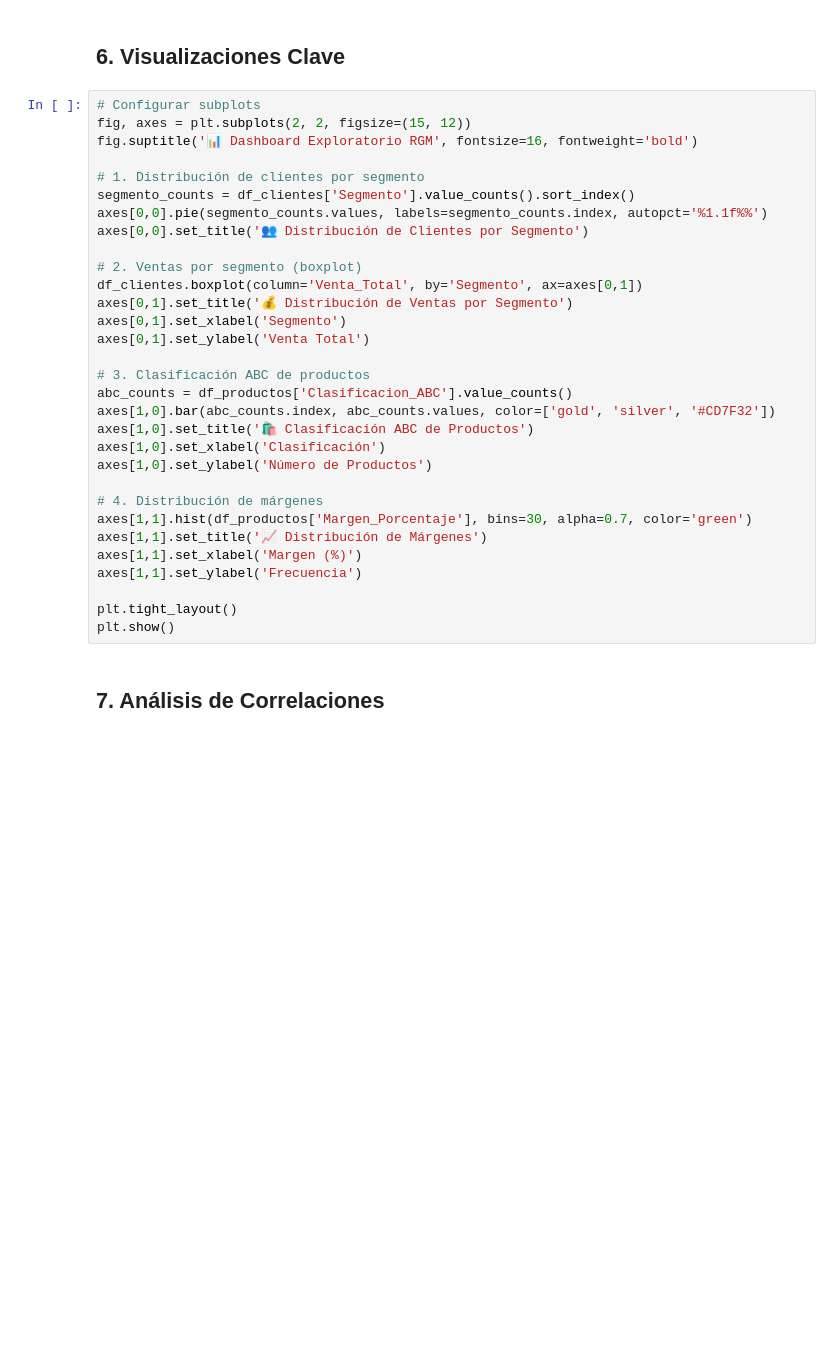
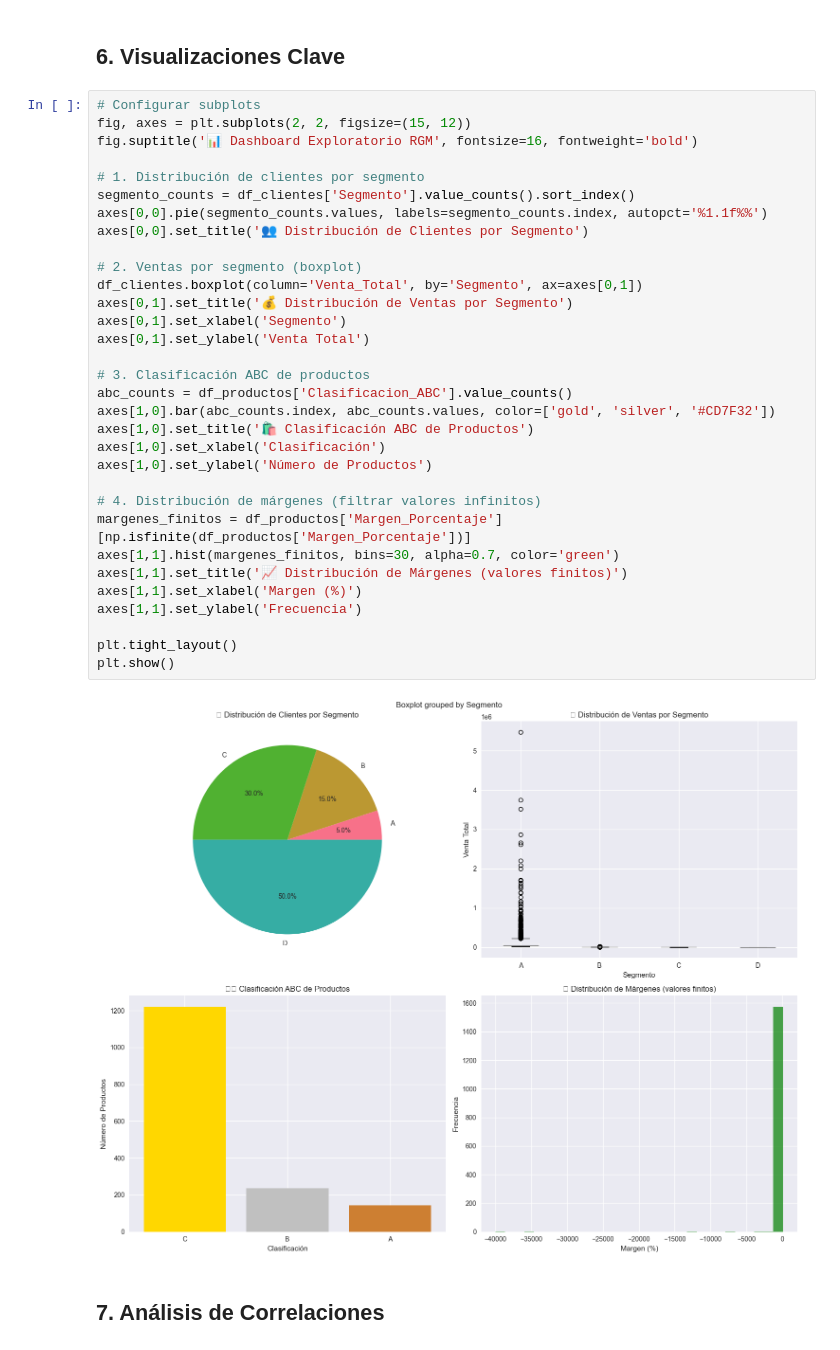
Before and after one commit to vichoalcivar/rgm-analytics, a Jupyter notebook: notebooks/01_analisis_exploratorio_rgm.ipynb, the cells around one changed output. Cells and saved outputs as stored; diff of their text form; blank space fills up the shorter version.

```diff
--- a/notebooks/01_analisis_exploratorio_rgm.ipynb
+++ b/notebooks/01_analisis_exploratorio_rgm.ipynb
@@ -183,34 +220,37 @@ df_promociones.head()
 # %%
 # Configurar subplots
 fig, axes = plt.subplots(2, 2, figsize=(15, 12))
 fig.suptitle('📊 Dashboard Exploratorio RGM', fontsize=16, fontweight='bold')
 
 # 1. Distribución de clientes por segmento
 segmento_counts = df_clientes['Segmento'].value_counts().sort_index()
 axes[0,0].pie(segmento_counts.values, labels=segmento_counts.index, autopct='%1.1f%%')
 axes[0,0].set_title('👥 Distribución de Clientes por Segmento')
 
 # 2. Ventas por segmento (boxplot)
 df_clientes.boxplot(column='Venta_Total', by='Segmento', ax=axes[0,1])
 axes[0,1].set_title('💰 Distribución de Ventas por Segmento')
 axes[0,1].set_xlabel('Segmento')
 axes[0,1].set_ylabel('Venta Total')
 
 # 3. Clasificación ABC de productos
 abc_counts = df_productos['Clasificacion_ABC'].value_counts()
 axes[1,0].bar(abc_counts.index, abc_counts.values, color=['gold', 'silver', '#CD7F32'])
 axes[1,0].set_title('🛍️ Clasificación ABC de Productos')
 axes[1,0].set_xlabel('Clasificación')
 axes[1,0].set_ylabel('Número de Productos')
 
-# 4. Distribución de márgenes
-axes[1,1].hist(df_productos['Margen_Porcentaje'], bins=30, alpha=0.7, color='green')
-axes[1,1].set_title('📈 Distribución de Márgenes')
+# 4. Distribución de márgenes (filtrar valores infinitos)
+margenes_finitos = df_productos['Margen_Porcentaje'][np.isfinite(df_productos['Margen_Porcentaje'])]
+axes[1,1].hist(margenes_finitos, bins=30, alpha=0.7, color='green')
+axes[1,1].set_title('📈 Distribución de Márgenes (valores finitos)')
 axes[1,1].set_xlabel('Margen (%)')
 axes[1,1].set_ylabel('Frecuencia')
 
 plt.tight_layout()
 plt.show()
+# %% [output]
+[figure, added]
 # %% [markdown]
 ## 7. Análisis de Correlaciones
 # %%
```
Also changed, not shown: parts of 5 cells of this notebook, 3 other files.
